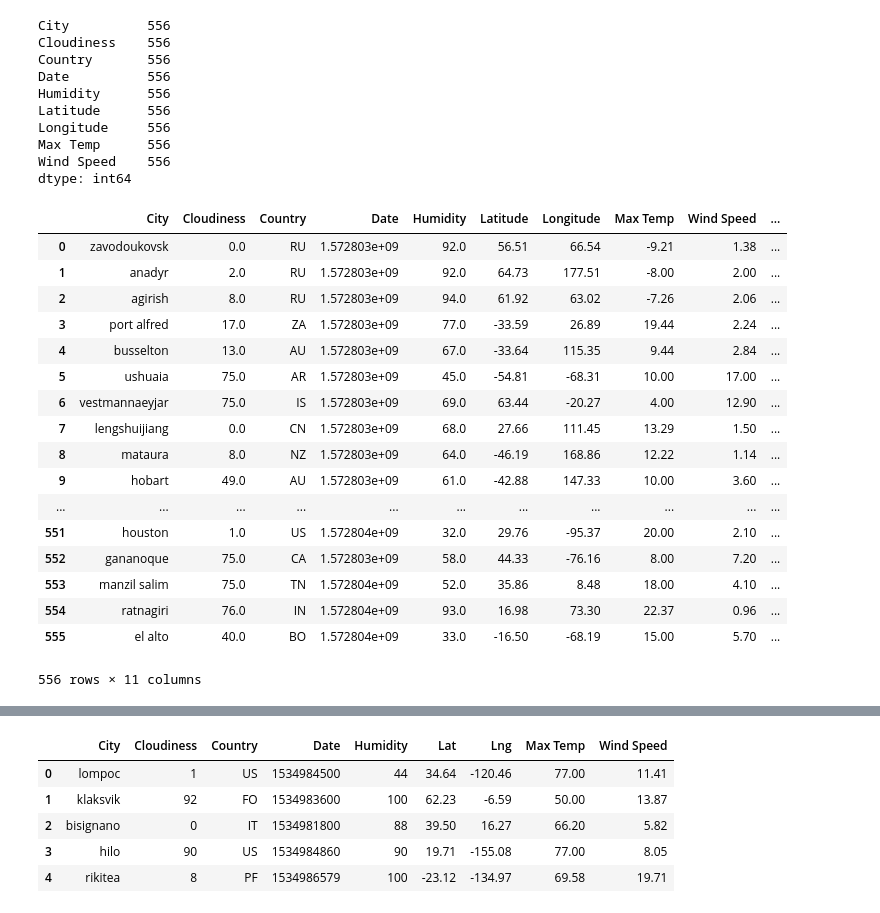
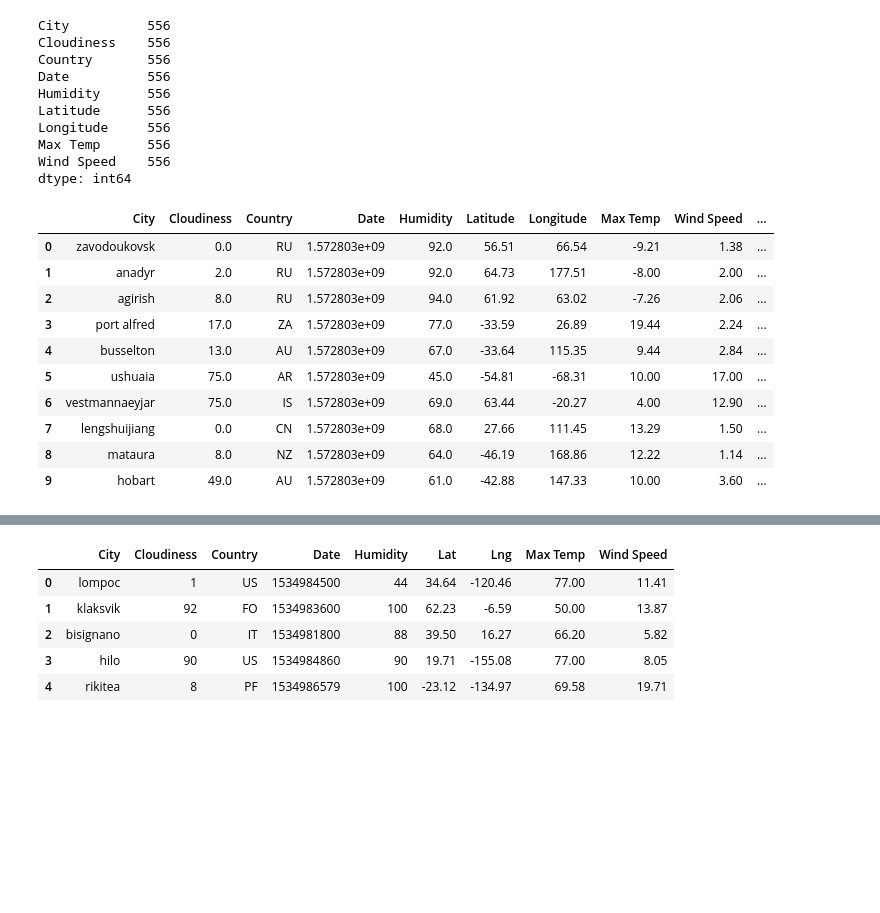
Before and after one commit to jungsik89/python-api-challenge, a Jupyter notebook: Unit6-API/Instructions/starter_code/WeatherPy.ipynb, the cells around one changed output, grey strips where cells are left out. Saved outputs shown, nothing was run; the diff lists cells and outputs as text; code cells hidden in the pictures; blank space fills up the shorter version.

```diff
--- a/Unit6-API/Instructions/starter_code/WeatherPy.ipynb
+++ b/Unit6-API/Instructions/starter_code/WeatherPy.ipynb
@@ -312,23 +313,16 @@ def Farenheit(i):
 for x in citydf['Max Temp']:
     citydf['Max Temp (F)'] = Farenheit(citydf['Max Temp'])
 # %%
-citydf
+citydf.head(10)
 # %% [output]
 |  | City | Cloudiness | Country | Date | Humidity | Latitude | Longitude | Max Temp | Wind Speed | ... |
 | 0 | zavodoukovsk | 0.0 | RU | 1.572803e+09 | 92.0 | 56.51 | 66.54 | -9.21 | 1.38 | ... |
 | 1 | anadyr | 2.0 | RU | 1.572803e+09 | 92.0 | 64.73 | 177.51 | -8.00 | 2.00 | ... |
 | 2 | agirish | 8.0 | RU | 1.572803e+09 | 94.0 | 61.92 | 63.02 | -7.26 | 2.06 | ... |
 | 3 | port alfred | 17.0 | ZA | 1.572803e+09 | 77.0 | -33.59 | 26.89 | 19.44 | 2.24 | ... |
 | 4 | busselton | 13.0 | AU | 1.572803e+09 | 67.0 | -33.64 | 115.35 | 9.44 | 2.84 | ... |
 | 5 | ushuaia | 75.0 | AR | 1.572803e+09 | 45.0 | -54.81 | -68.31 | 10.00 | 17.00 | ... |
 | 6 | vestmannaeyjar | 75.0 | IS | 1.572803e+09 | 69.0 | 63.44 | -20.27 | 4.00 | 12.90 | ... |
 | 7 | lengshuijiang | 0.0 | CN | 1.572803e+09 | 68.0 | 27.66 | 111.45 | 13.29 | 1.50 | ... |
 | 8 | mataura | 8.0 | NZ | 1.572803e+09 | 64.0 | -46.19 | 168.86 | 12.22 | 1.14 | ... |
 | 9 | hobart | 49.0 | AU | 1.572803e+09 | 61.0 | -42.88 | 147.33 | 10.00 | 3.60 | ... |
-| ... | ... | ... | ... | ... | ... | ... | ... | ... | ... | ... |
-| 551 | houston | 1.0 | US | 1.572804e+09 | 32.0 | 29.76 | -95.37 | 20.00 | 2.10 | ... |
-| 552 | gananoque | 75.0 | CA | 1.572803e+09 | 58.0 | 44.33 | -76.16 | 8.00 | 7.20 | ... |
-| 553 | manzil salim | 75.0 | TN | 1.572804e+09 | 52.0 | 35.86 | 8.48 | 18.00 | 4.10 | ... |
-| 554 | ratnagiri | 76.0 | IN | 1.572804e+09 | 93.0 | 16.98 | 73.30 | 22.37 | 0.96 | ... |
-| 555 | el alto | 40.0 | BO | 1.572804e+09 | 33.0 | -16.50 | -68.19 | 15.00 | 5.70 | ... |
-556 rows × 11 columns
```
Also changed, not shown: parts of 12 cells of this notebook, 4 other files.
